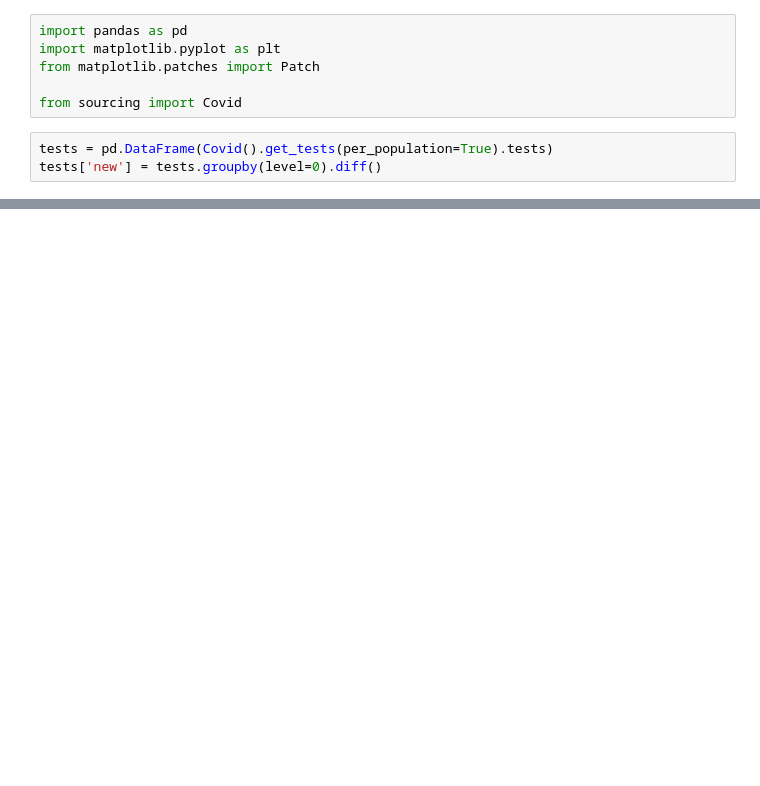
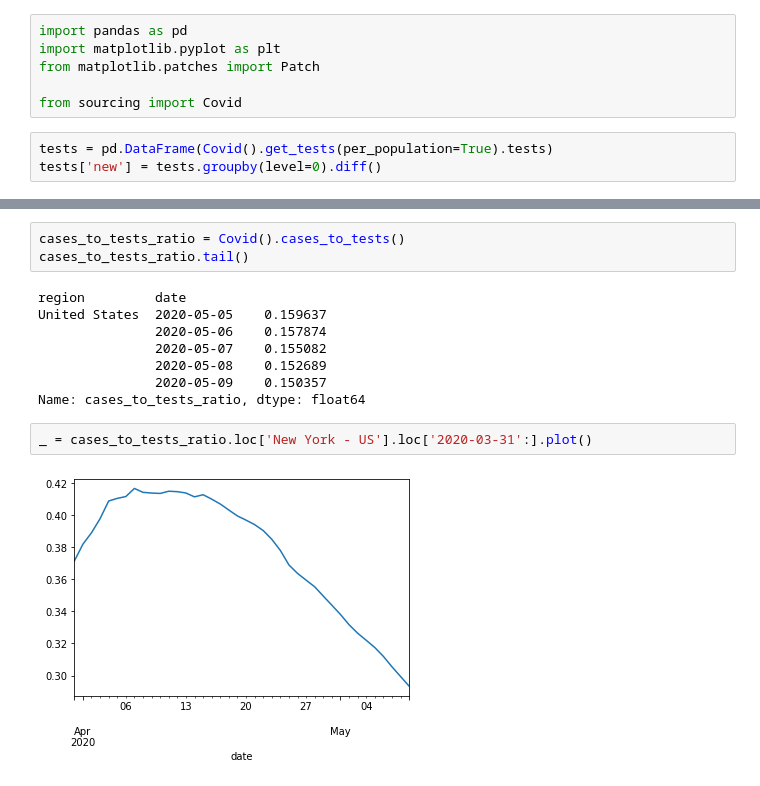
Before and after one commit to bobby-mclaughlinjr/covid, a Jupyter notebook: src/testing.ipynb, the cells around one changed output, grey strips where cells are left out. Drawn from its saved outputs; the diff is of its cells as text; blank space fills up the shorter version.

Commit message:
added testing data and common name map

```diff
--- a/src/testing.ipynb
+++ b/src/testing.ipynb
@@ -25,0 +26,15 @@ leg=ax.legend(handles=[Patch(label='Total/1,000 (LHS)', color='tab:blue')
+# %%
+cases_to_tests_ratio = Covid().cases_to_tests()
+cases_to_tests_ratio.tail()
+# %% [output]
+region         date
+United States  2020-05-05    0.159637
+               2020-05-06    0.157874
+               2020-05-07    0.155082
+               2020-05-08    0.152689
+               2020-05-09    0.150357
+Name: cases_to_tests_ratio, dtype: float64
+# %%
+_ = cases_to_tests_ratio.loc['New York - US'].loc['2020-03-31':].plot()
+# %% [output]
+[figure, added]
```
Also changed, not shown: parts of 1 cell of this notebook, 3 other files.
